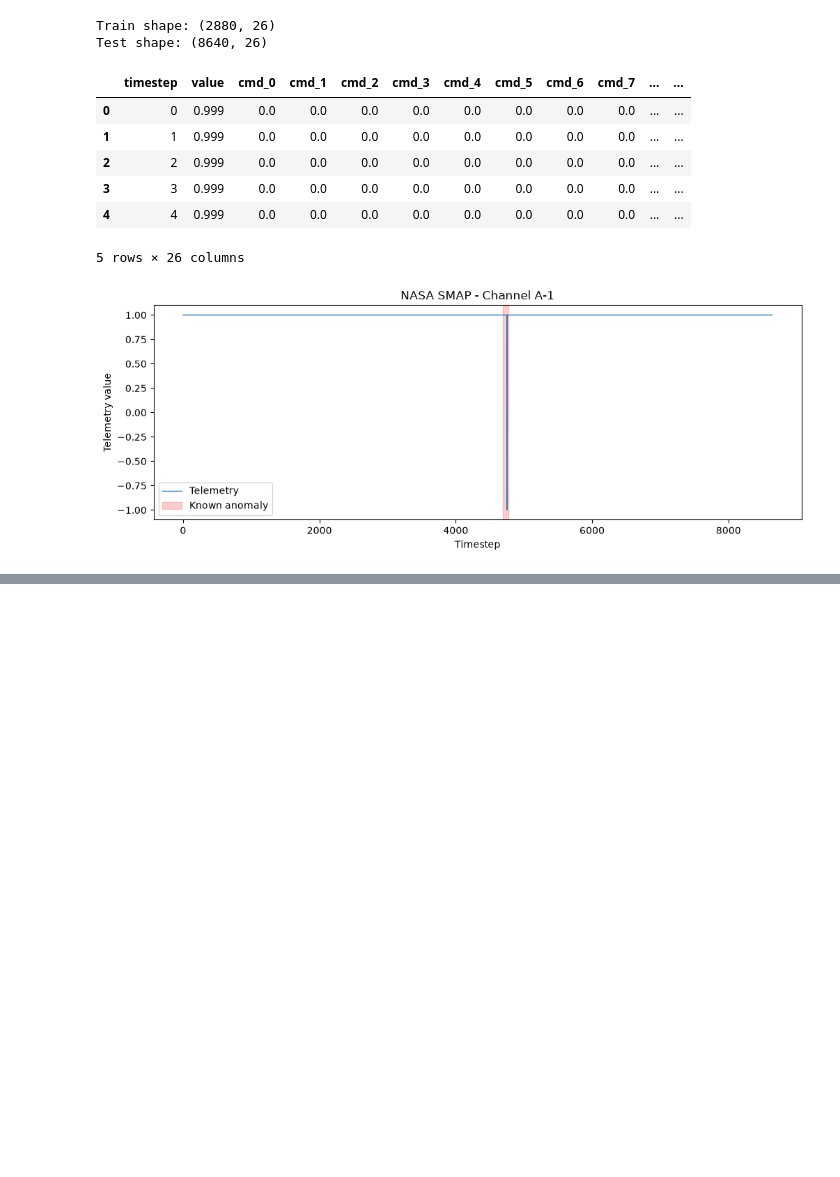
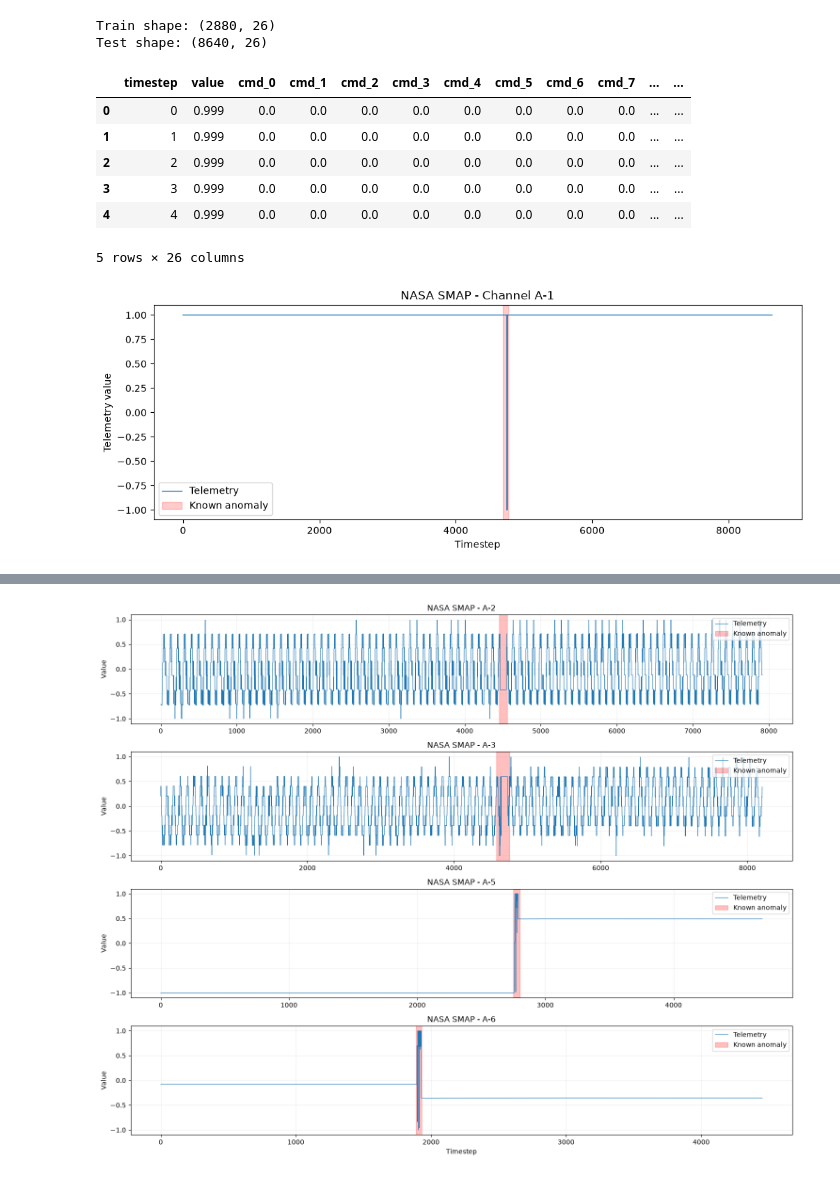
Before and after one commit to victorhuii/Spacecraft-Anomaly-Project, a Jupyter notebook: notebooks/01_exploratory_analysis.ipynb, the cells around one changed output, grey strips where cells are left out. Drawn from its saved outputs; the diff is of its cells as text; code cells hidden in the pictures; blank space fills up the shorter version.

```diff
--- a/notebooks/01_exploratory_analysis.ipynb
+++ b/notebooks/01_exploratory_analysis.ipynb
@@ -69,0 +226,47 @@ plt.show()
+# %%
+
+channels = ["A-2", "A-3", "A-5", "A-6"]
+
+fig, axes = plt.subplots(
+    len(channels), 1,
+    figsize=(15, 12)
+)
+
+for ax, channel in zip(axes, channels):
+    df = pd.read_parquet(
+        test_dir / f"{channel}.parquet"
+    )
+
+    # Find NASA's labeled anomaly intervals
+    row = labels[labels["chan_id"] == channel]
+
+    ax.plot(
+        df["timestep"],
+        df["value"],
+        linewidth=0.8,
+        label="Telemetry"
+    )
+
+    if not row.empty:
+        intervals = ast.literal_eval(
+            row.iloc[0]["anomaly_sequences"]
+        )
+
+        for i, (start, end) in enumerate(intervals):
+            ax.axvspan(
+                start, end,
+                color="red",
+                alpha=0.25,
+                label="Known anomaly" if i == 0 else None
+            )
+
+    ax.set_title(f"NASA SMAP - {channel}")
+    ax.set_ylabel("Value")
+    ax.legend(loc="upper right")
+    ax.grid(alpha=0.2)
+
+axes[-1].set_xlabel("Timestep")
+plt.tight_layout()
+plt.show()
+# %% [output]
+[figure, added]
```
Also changed, not shown: parts of 30 cells of this notebook, 1 other file.
